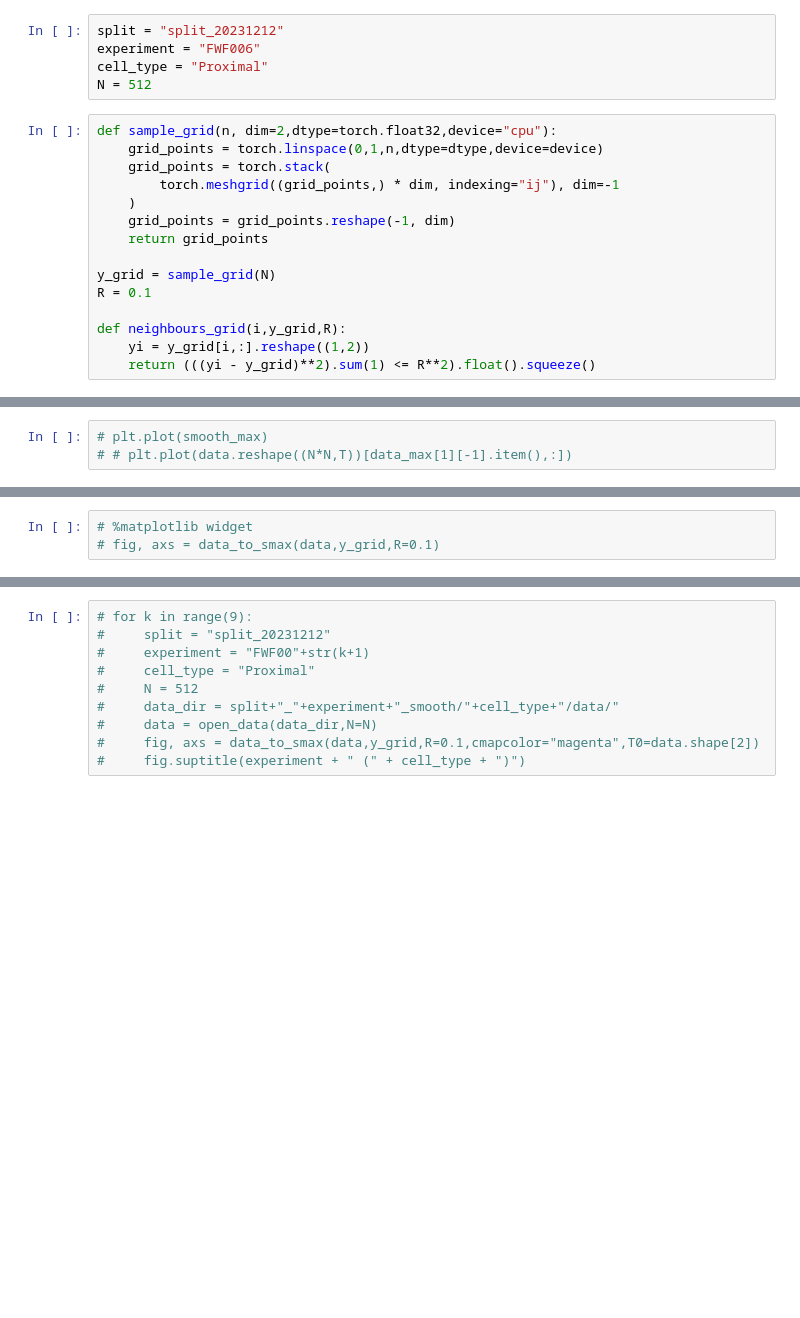
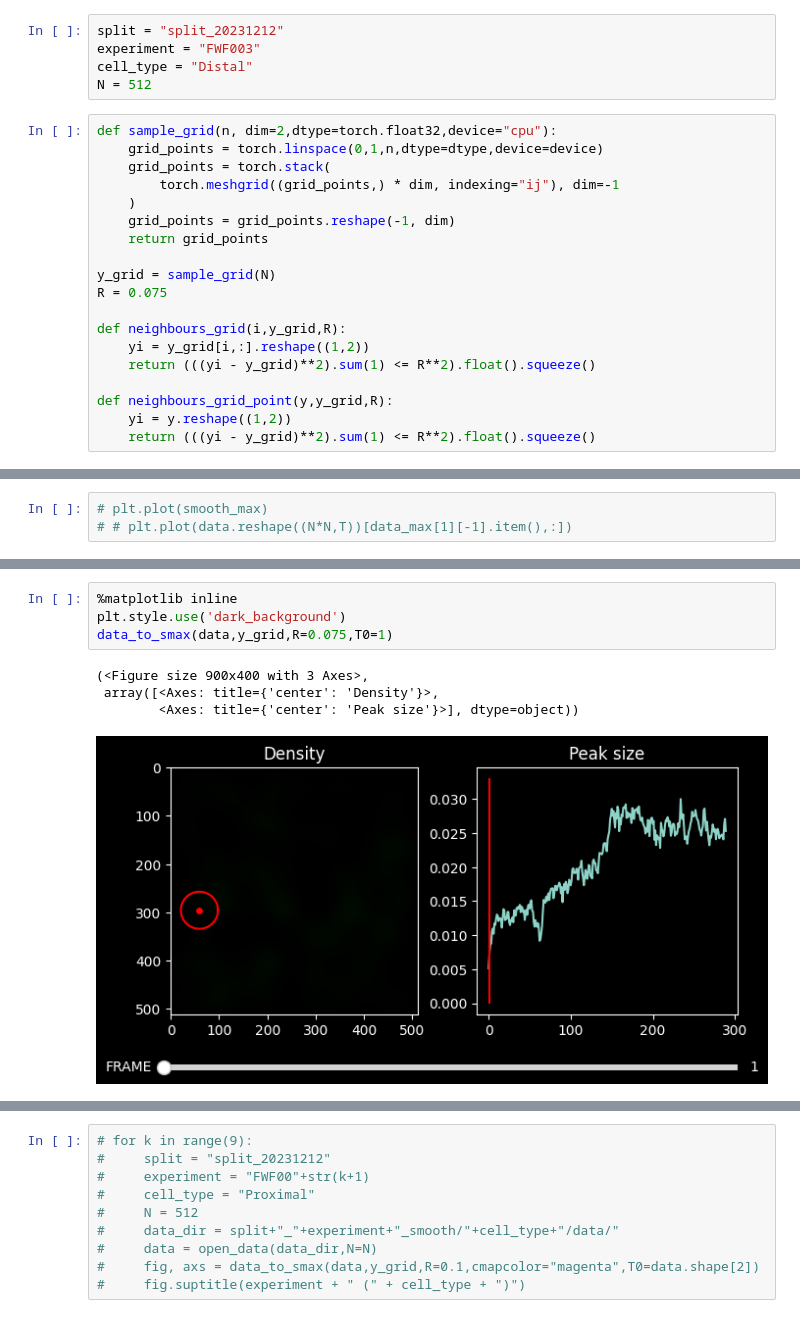
Before and after one commit to SteffenPL/MechanochemicalPatterns.jl, a Jupyter notebook: data_analysis_scripts/data_smooth.ipynb, the cells around one changed output, grey strips where cells are left out. Saved outputs shown, nothing was run; the diff lists cells and outputs as text; blank space fills up the shorter version.

```diff
--- a/data_analysis_scripts/data_smooth.ipynb
+++ b/data_analysis_scripts/data_smooth.ipynb
@@ -15,7 +22,7 @@ import pickle
 # %%
 split = "split_20231212"
-experiment = "FWF006"
-cell_type = "Proximal"
+experiment = "FWF003"
+cell_type = "Distal"
 N = 512
 # %%
 def sample_grid(n, dim=2,dtype=torch.float32,device="cpu"):
@@ -27,8 +34,12 @@ def sample_grid(n, dim=2,dtype=torch.float32,device="cpu"):
     return grid_points
 
 y_grid = sample_grid(N)
-R = 0.1
+R = 0.075
 
 def neighbours_grid(i,y_grid,R):
     yi = y_grid[i,:].reshape((1,2))
     return (((yi - y_grid)**2).sum(1) <= R**2).float().squeeze()
+
+def neighbours_grid_point(y,y_grid,R):
+    yi = y.reshape((1,2))
+    return (((yi - y_grid)**2).sum(1) <= R**2).float().squeeze()
@@ -117,3 +165,9 @@ def data_to_smax(data,y_grid,R=0.1,T0=1,cmapcolor="blue"):
 # %%
-# %matplotlib widget
-# fig, axs = data_to_smax(data,y_grid,R=0.1)
+%matplotlib inline
+plt.style.use('dark_background')
+data_to_smax(data,y_grid,R=0.075,T0=1)
+# %% [output]
+(<Figure size 900x400 with 3 Axes>,
+ array([<Axes: title={'center': 'Density'}>,
+        <Axes: title={'center': 'Peak size'}>], dtype=object))
+[figure, added]
```
Also changed, not shown: parts of 9 cells of this notebook, 5 other files.
